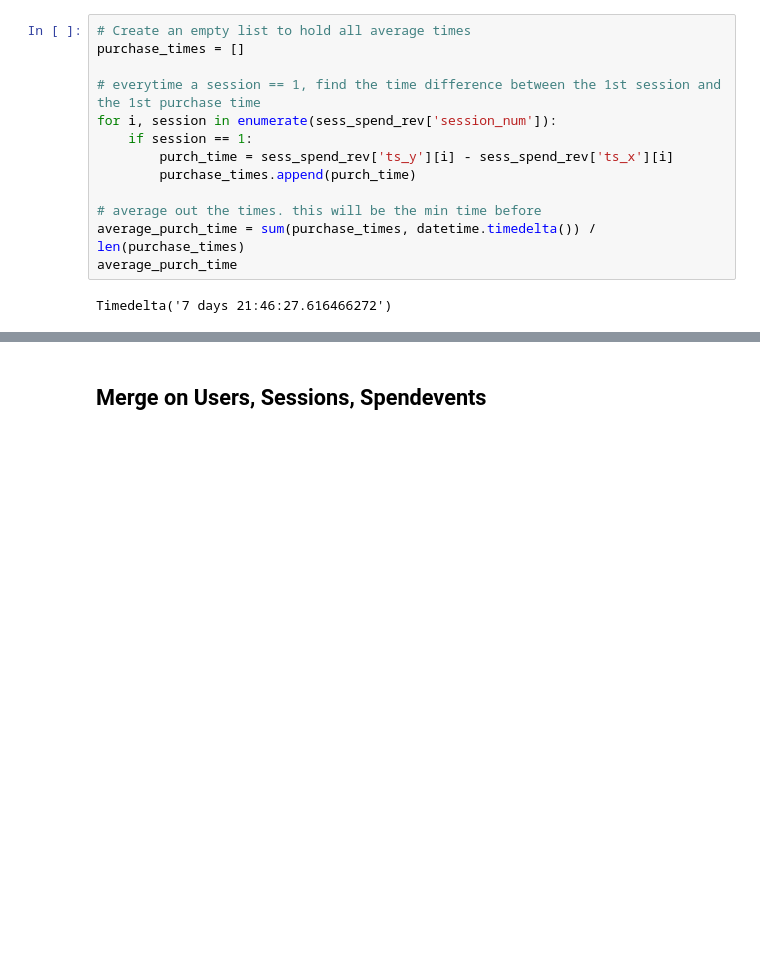
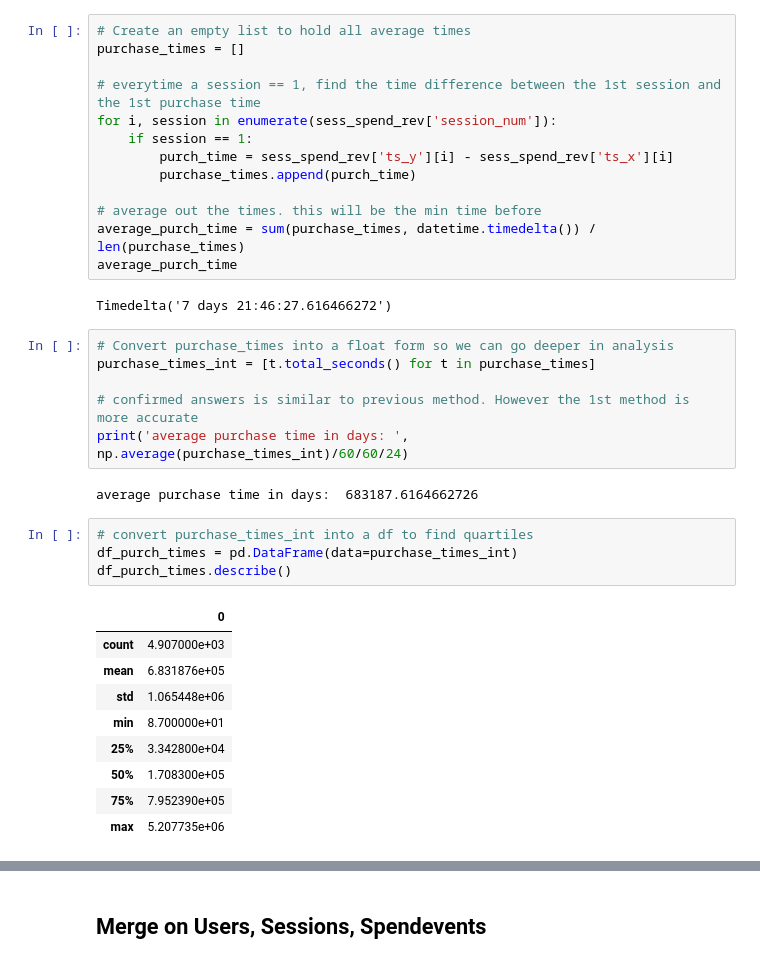
Before and after one commit to ericyeonpark/pg_data_exploratory_analysis, a Jupyter notebook: data_exploration_Eric_Park.ipynb, the cells around one changed output, grey strips where cells are left out. Cells and saved outputs as stored; diff of their text form; blank space fills up the shorter version.

Commit message:
found 3rd quartile range for target consumer

```diff
--- a/data_exploration_Eric_Park.ipynb
+++ b/data_exploration_Eric_Park.ipynb
@@ -487,3 +487,25 @@ average_purch_time = sum(purchase_times, datetime.timedelta()) / len(purchase_ti
 average_purch_time
 # %% [output]
 Timedelta('7 days 21:46:27.616466272')
+# %%
+# Convert purchase_times into a float form so we can go deeper in analysis
+purchase_times_int = [t.total_seconds() for t in purchase_times]
+
+# confirmed answers is similar to previous method. However the 1st method is more accurate
+print('average purchase time in days: ', np.average(purchase_times_int)/60/60/24)
+# %% [output]
+average purchase time in days:  683187.6164662726
+# %%
+# convert purchase_times_int into a df to find quartiles
+df_purch_times = pd.DataFrame(data=purchase_times_int)
+df_purch_times.describe()
+# %% [output]
+|  | 0 |
+| count | 4.907000e+03 |
+| mean | 6.831876e+05 |
+| std | 1.065448e+06 |
+| min | 8.700000e+01 |
+| 25% | 3.342800e+04 |
+| 50% | 1.708300e+05 |
+| 75% | 7.952390e+05 |
+| max | 5.207735e+06 |
```
Also changed, not shown: parts of 1 cell of this notebook.
